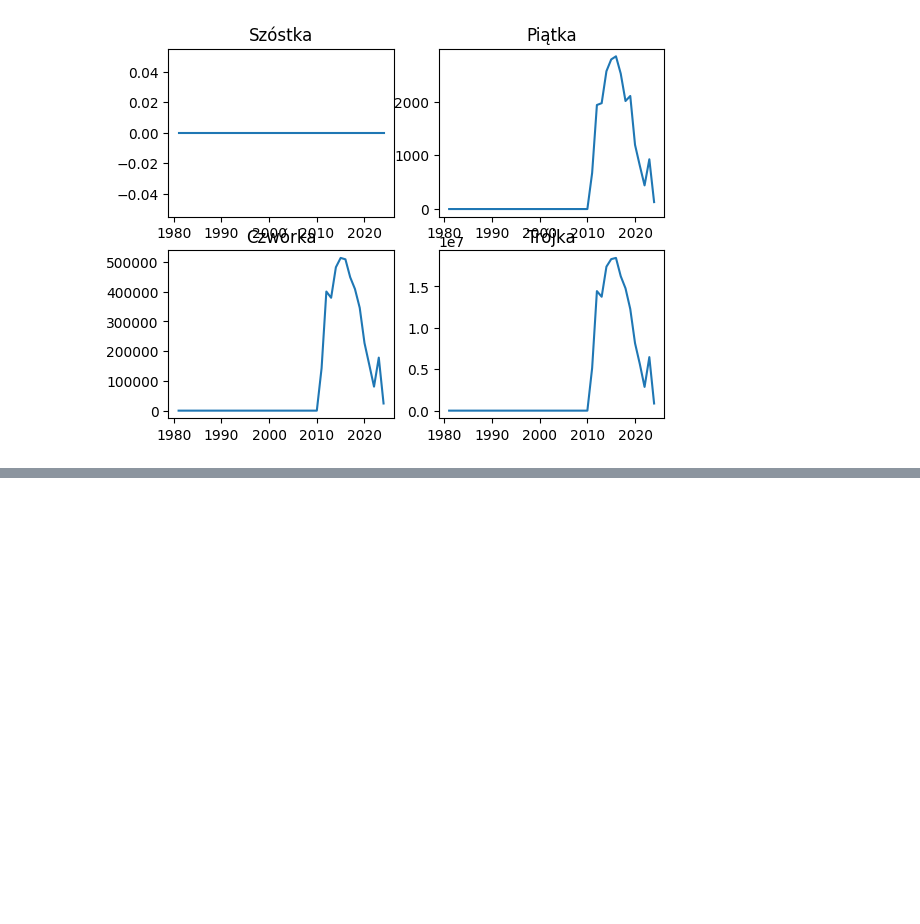
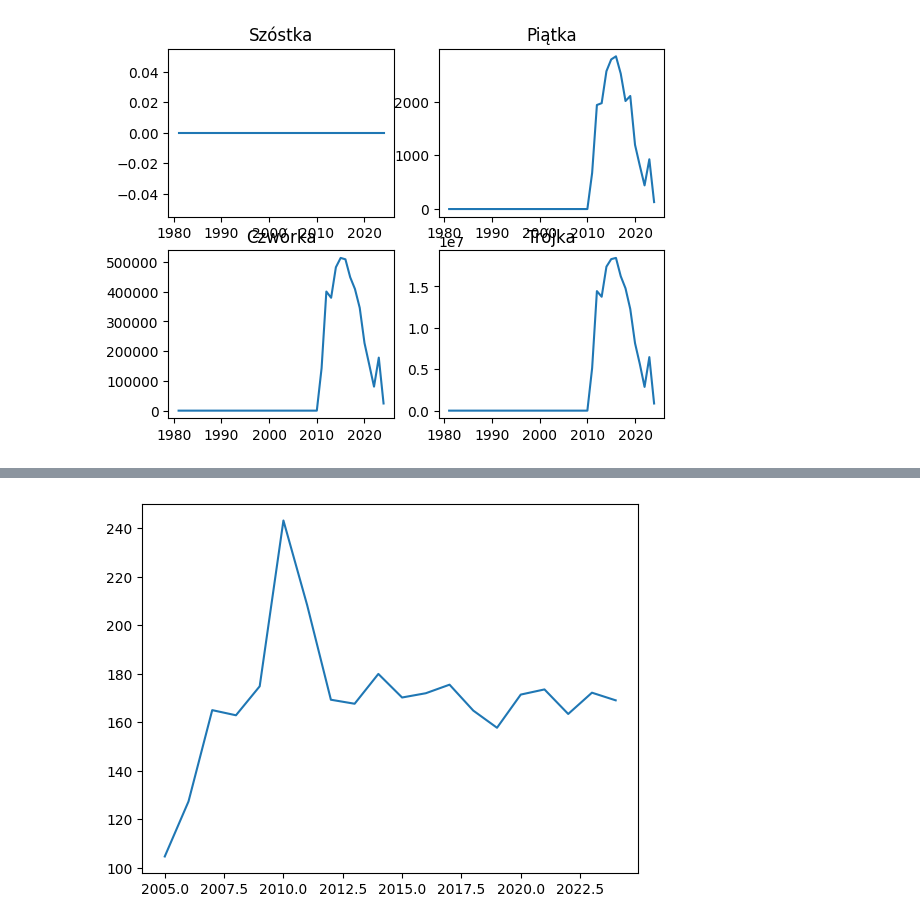
Before and after one commit to DEENUU1/lotto-analytics, a Jupyter notebook: analytics.ipynb, the cells around one changed output, grey strips where cells are left out. Saved outputs shown, nothing was run; the diff lists cells and outputs as text; code cells hidden in the pictures; blank space fills up the shorter version.

```diff
--- a/analytics.ipynb
+++ b/analytics.ipynb
@@ -147,0 +154,4 @@ get_average_win_value_by_year(lotto)
+# %%
+get_plot_average_price_value_by_year(lotto_average_win_value_by_year, "czworka_avg")
+# %% [output]
+[figure, added]
```
Also changed, not shown: parts of 19 cells of this notebook, 1 other file.
